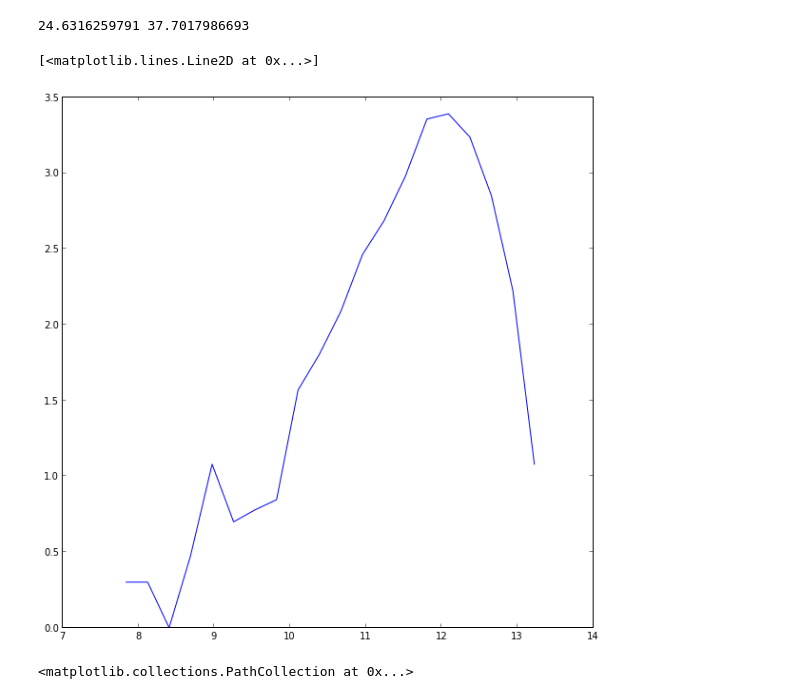
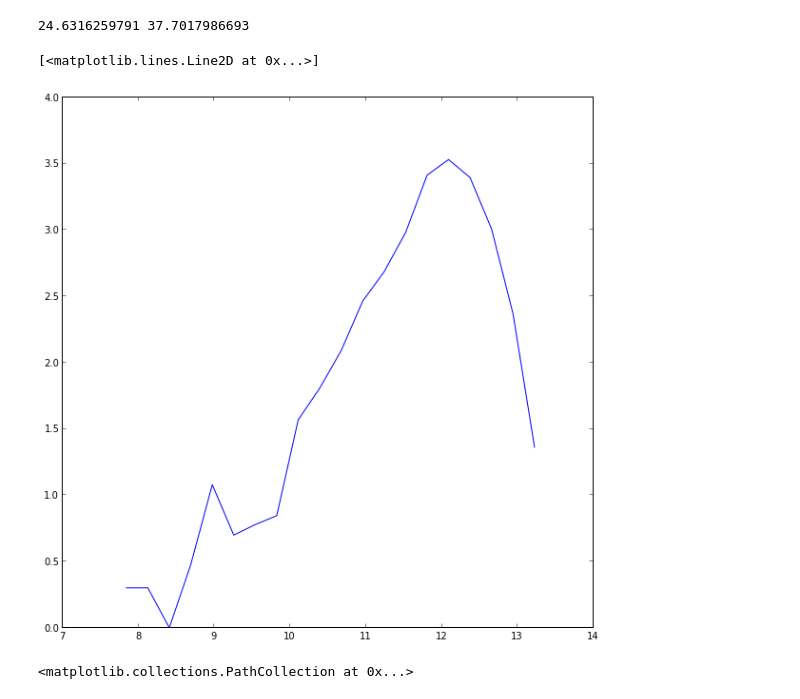
Before and after one commit to forero/NG_CLUES, a Jupyter notebook: code/abundance_matching.ipynb, the cells around one changed output. Cells and saved outputs as stored; diff of their text form; code cells hidden in the pictures.

Commit message:
updated plot

```diff
--- a/code/abundance_matching.ipynb
+++ b/code/abundance_matching.ipynb
@@ -36,11 +36,11 @@ obs_lum = (3.29 - absolute_mags)/2.5 # this is now in log10 of solar luminositie
 # %% [output]
 24.6316259791 37.7017986693
 # %%
-hist_mags, bins_mags = histogram(absolute_lum, bins=20)
+hist_mags, bins_mags = histogram(obs_lum, bins=20)
 plot(bins_mags[1:], log10(hist_mags))
 # %% [output]
 [<matplotlib.lines.Line2D at 0x...>]
-[figure, old version]
+[figure, new version]
 # %%
 scatter(obs_x, obs_y, s=0.5)
 # %% [output]
```
Also changed, not shown: parts of 10 cells of this notebook.
